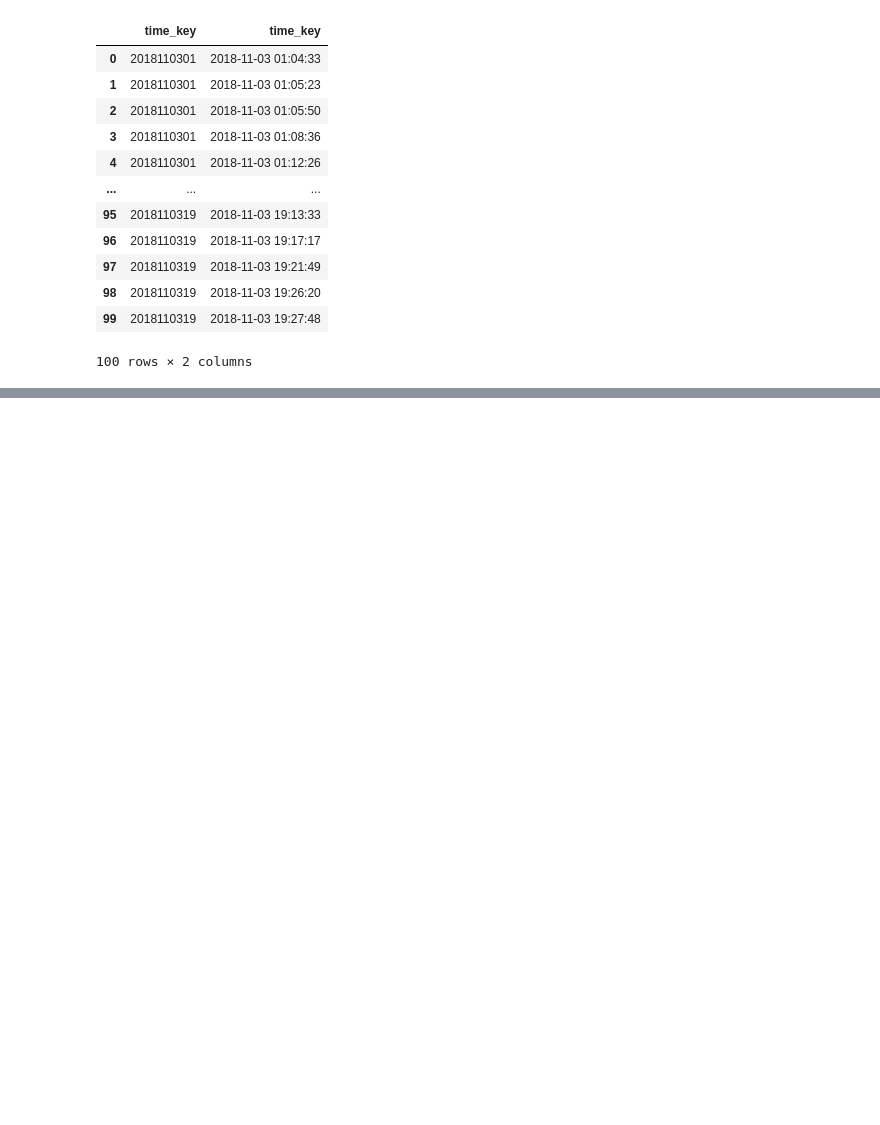
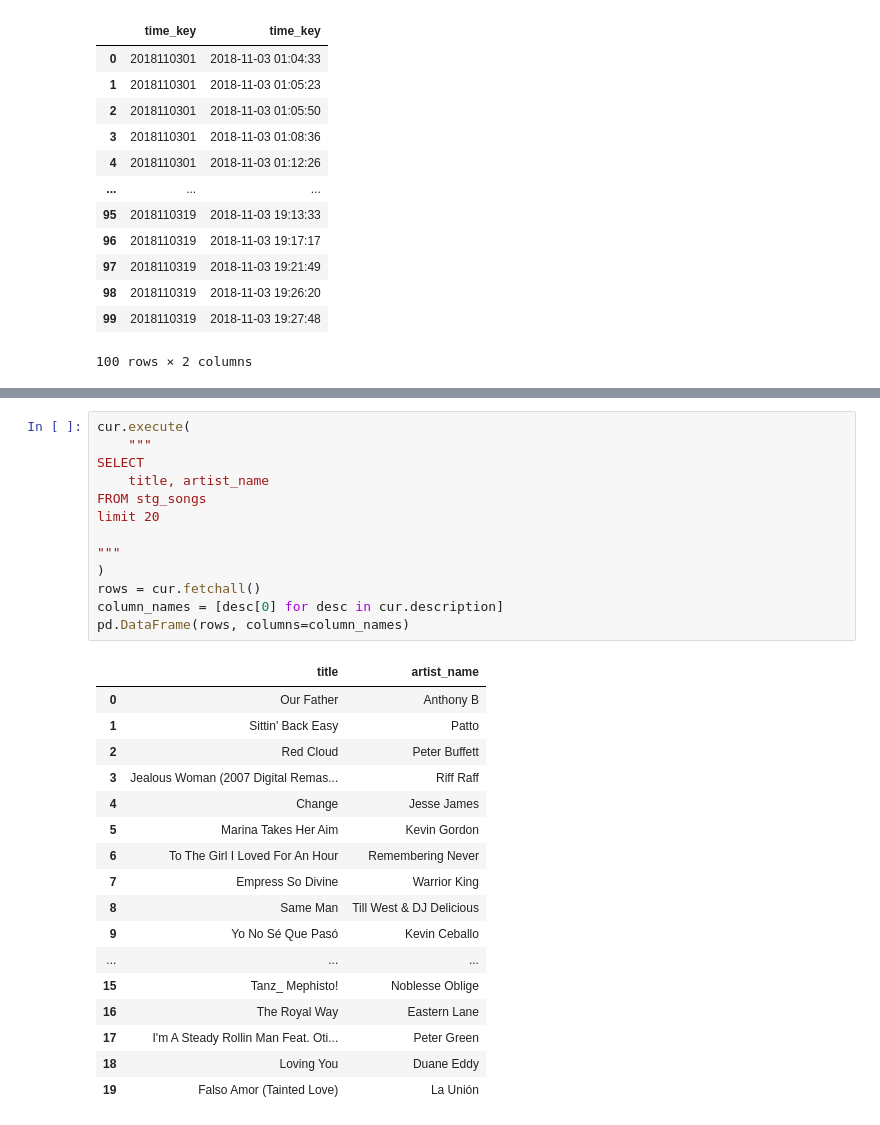
Before and after one commit to anvo268/UdacityDataWarehousePrj, a Jupyter notebook: Fiddle.ipynb, the cells around one changed output, grey strips where cells are left out. Cells and saved outputs as stored; diff of their text form; blank space fills up the shorter version.

```diff
--- a/Fiddle.ipynb
+++ b/Fiddle.ipynb
@@ -744,0 +734,31 @@ pd.DataFrame(rows, columns=column_names)
+# %%
+cur.execute(
+    """
+SELECT
+    title, artist_name
+FROM stg_songs
+limit 20
+
+"""
+)
+rows = cur.fetchall()
+column_names = [desc[0] for desc in cur.description]
+pd.DataFrame(rows, columns=column_names)
+# %% [output]
+|  | title | artist_name |
+| 0 | Our Father | Anthony B |
+| 1 | Sittin' Back Easy | Patto |
+| 2 | Red Cloud | Peter Buffett |
+| 3 | Jealous Woman (2007 Digital Remas... | Riff Raff |
+| 4 | Change | Jesse James |
+| 5 | Marina Takes Her Aim | Kevin Gordon |
+| 6 | To The Girl I Loved For An Hour | Remembering Never |
+| 7 | Empress So Divine | Warrior King |
+| 8 | Same Man | Till West & DJ Delicious |
+| 9 | Yo No Sé Que Pasó | Kevin Ceballo |
+| ... | ... | ... |
+| 15 | Tanz_ Mephisto! | Noblesse Oblige |
+| 16 | The Royal Way | Eastern Lane |
+| 17 | I'm A Steady Rollin Man Feat. Oti... | Peter Green |
+| 18 | Loving You | Duane Eddy |
+| 19 | Falso Amor (Tainted Love) | La Unión |
```
Also changed, not shown: parts of 16 cells of this notebook, 4 other files.
